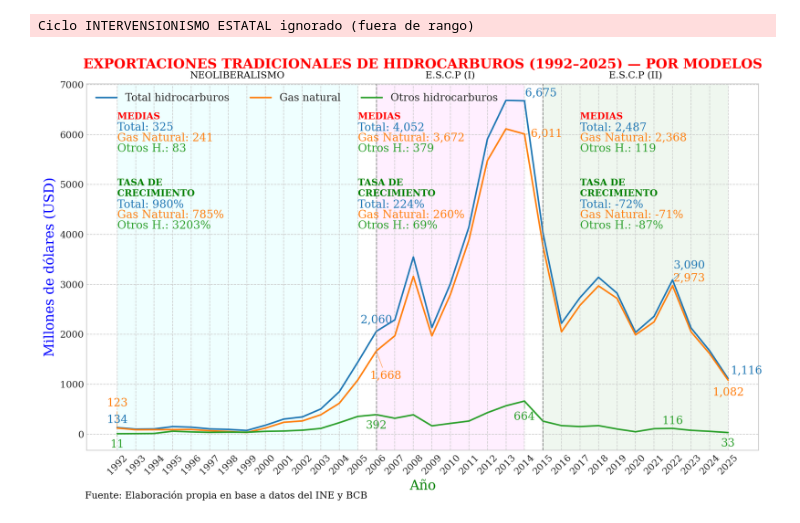
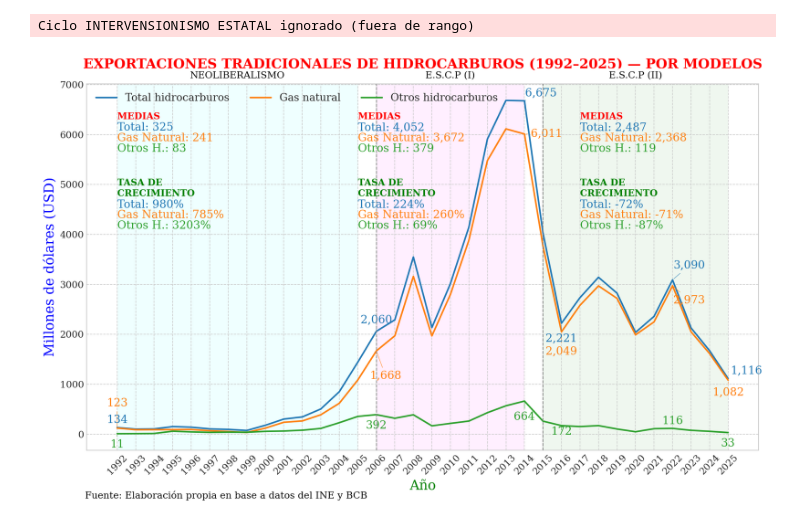
Before and after one commit to navi0369/proyectomacro, a Jupyter notebook: notebooks/tesis/serie_completa/exportaciones/evolucion_hidrocarburos.ipynb, the cells around one changed output. Saved outputs shown, nothing was run; the diff lists cells and outputs as text; code cells hidden in the pictures.

```diff
--- a/notebooks/tesis/serie_completa/exportaciones/evolucion_hidrocarburos.ipynb
+++ b/notebooks/tesis/serie_completa/exportaciones/evolucion_hidrocarburos.ipynb
@@ -80,21 +80,30 @@ cycle_stats = {
 hitos_offset_periodos = {year: 0.8 for year in hitos_v_periodos}
 
 annotation_offsets = {
-    "total": {1992: (0, 150),
-             2006: (0, 230),
-             2014: (0.9, 150),
-             2022: (0.9, 290),
-             2025: (1, 150)},
-    "gas_natural": {1992: (0, 500),
-                    2006: (0.5, -500),
-                    2014: (1.2, 0),
-                    2022: (0.9, 150),
-                    2025: (0, -250)},
-    "otros_hidrocarburos": {1992: (0, -220),
-                            2006: (0, -220),
-                            2014: (0, -320),
-                            2022: (0, 150),
-                            2025: (0, -220)},
+    "total": {
+        1992: (0, 150),
+        2006: (0, 230),
+        2014: (0.9, 150),
+        2016: (0,   -310),
+        2022: (0.9, 290),
+        2025: (1, 150),
+    },
+    "gas_natural": {
+        1992: (0, 500),
+        2006: (0.5, -500),
+        2014: (1.2, 0),
+        2016: (0,   -390),
+        2022: (0.9, -290),
+        2025: (0, -250),
+    },
+    "otros_hidrocarburos": {
+        1992: (0, -220),
+        2006: (0, -220),
+        2014: (0, -320),
+        2016: (0,   -120),
+        2022: (0, 150),
+        2025: (0, -220),
+    },
 }
 
 medias_offsets = {
@@ -136,7 +145,7 @@ add_cycle_means_multi(
 add_year_value_annotations(
     ax, df, annotate_years,
     cols_componentes, annotation_offsets, colors,
-    arrow_lw=0.5, extra_years=[2014,2022]
+    arrow_lw=0.5, extra_years=[2014,2016,2022]
 )
 
 add_period_growth_annotations_multi(
@@ -146,31 +155,31 @@ add_period_growth_annotations_multi(
 )
 
 # Participación por período
 participation_offsets = {
     # "1952-1984": (1963, 0.65),
     # "1985-2005": (1992, 0.65),
     # "2006-2014": (2009, 0.65),
     # "2015-2022": (2019, 0.65),
 }
 
 add_participation_cycle_boxes(
     ax, df, periods,
     ['gas_natural', 'otros_hidrocarburos'],
     "hidrocarburos",
     participation_offsets,
     abbr_map=abbr_map,
     colors={c: colors[c] for c in ['gas_natural', 'otros_hidrocarburos']},
 )
 add_period_backgrounds(
     ax,
     periods
 )
 
 # ────────────────────────── 8. GUARDADO ─────────────────────────────
 plt.tight_layout()
 fig.savefig(output_dir / "evolucion_hidrocarburos_periodos.png", dpi=300, bbox_inches="tight")
 plt.show()
 plt.close()
 # %% [output]
 Ciclo INTERVENSIONISMO ESTATAL ignorado (fuera de rango)
-[figure, old version]
+[figure, new version]
```
Also changed, not shown: 13 other files.
